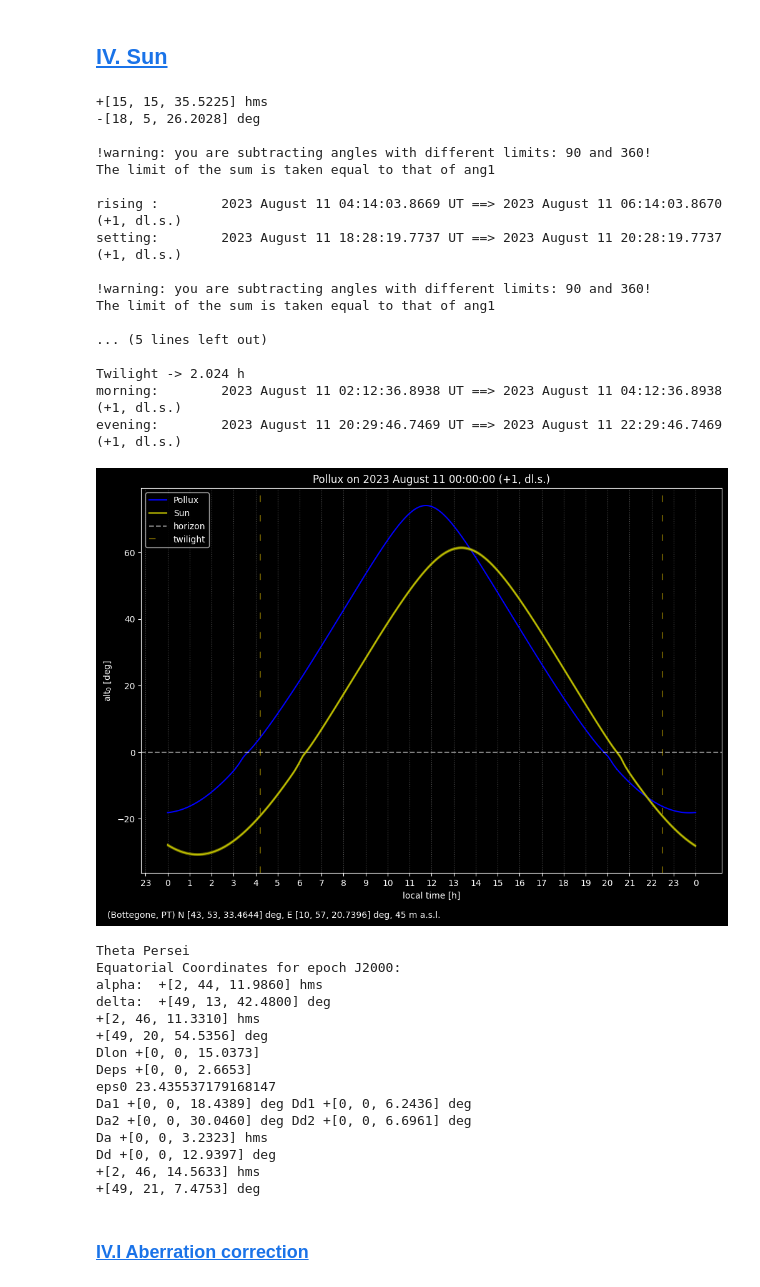
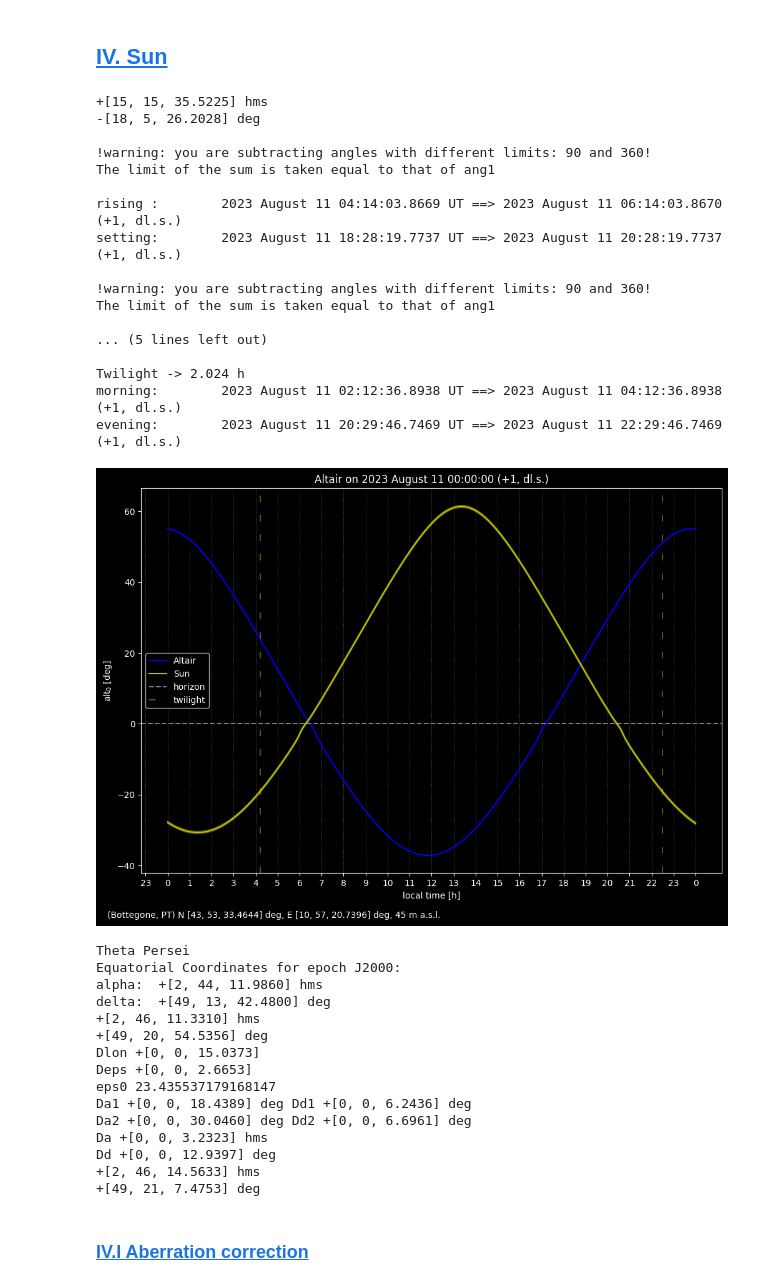
Before and after one commit to 00-berni/proj_0, a Jupyter notebook: notebook/notebook.ipynb, the cells around one changed output. Saved outputs shown, nothing was run; the diff lists cells and outputs as text; code cells hidden in the pictures.

```diff
--- a/notebook/notebook.ipynb
+++ b/notebook/notebook.ipynb
@@ -2075,6 +2075,9 @@ class Equatorial():
         :rtype: Equatorial
         """
         return Equatorial(self.alpha,self.delta)
+
+    def coor(self):
+        return self.alpha, self.delta
 
     def print_values(self, sel: str = 'all', eph: str | None = None) -> list[str] | str:
         """Function to print the values of equatorial coordinates.
@@ -2165,6 +2168,9 @@ class Ecliptical():
 
         self.lon = lon.copy()
         self.lat = lat.copy()
+
+    def coor(self):
+        return self.lon, self.lat
 
     def copy(self):
         """Function to make an exact copy of the coordinates
@@ -2274,6 +2280,9 @@ class AltAz():
         """
         return AltAz(self.alt,self.az)
 
+    def coor(self):
+        return self.alt, self.az
+
     def print_values(self, sel: str = 'all', eph: str | None = None) -> list[str] | str:
         """Function to print the values of local coordinates.
 
@@ -2331,8 +2340,6 @@ class AltAz():
             res_list = res_list[0]
         return res_list
 
-
-
 class GeoPos():
     """Class for terrestrial coordinates for observatory.
 
@@ -2383,6 +2390,9 @@ class GeoPos():
         :rtype: GeoPos
         """
         return GeoPos(self.lon,self.lat,self.h)
+
+    def coor(self):
+        return self.lon, self.lat, self.h
 
     def place_info(self, plot: bool = False) -> str:
         """Function to print informations about the location.
@@ -2981,7 +2991,7 @@ obsname = 'Bottegone, PT'
 obs = GeoPos(lon,lat,h,name=obsname)
 
 # getting target data
-name, ra, dec, prmt = import_data('targets.csv',sel=4)
+name, ra, dec, prmt = import_data('targets.csv',sel=2)
 obj = StarObj(name,[ra,dec],prmt=prmt)
 obj.obj_info()
 print()
@@ -3047,7 +3057,7 @@ height: 45 m a.s.l.
 # %% [markdown]
 #### <a id='toc1_3_2_5_'></a>[III.2.5 Transit, rising and setting](#toc0_)
 # %%
-def tran_ris_set(date: Date, obs_pos: GeoPos, obj: StarObj, results: bool = False, iter: int = 3) -> Time:
+def tran_ris_set(date: Date, obs_pos: GeoPos, obj: StarObj, results: bool = False, iter: int = 3) -> Time | list[Time | bool]:
     """Computing the time of transit, rising and setting
 
     Firsly, function computes the time of the transit and checks the presence of
@@ -3187,12 +3197,23 @@ def tran_ris_set(date: Date, obs_pos: GeoPos, obj: StarObj, results: bool = Fals
                 print(names[i] + ':\t' + event[i].print_date() + ' ==> ' + event[i].ut_to_local(timezone,dl_save,'str'))
         # updating the variable of the results
         m.val = np.append(mt*Time.DAYSEC,m.val)
+    else:
+        rs = False if cosH0 > 1 else True
+        m = [m,rs]
+        if results:
+            name = obj.name if obj.name != '' else 'Object'
+            if rs:
+                print(name + ' is circumpolar')
+            else:
+                print(name + ' never rises')
     return m
 # %%
 print(date.ut_to_local(timezone,dl_save,'str'))
 
 # computing the time of the events
 m = tran_ris_set(date,obs,obj,True)
+if type(m) == list:
+    m = m[0]
 event = Date(date.date,m)
 # computing the corresponding apparent altitude
 ealt = compute_alt(event,obs,obj,True)
@@ -3211,6 +3232,7 @@ plt.title(obj.name + ' on ' + titledate )
 
 plt.plot(dayrange,alt.deg,label='trajectory')
 plt.plot(dayrange[0],alt.deg[0],'ow',label='start')
+
 if type(m.val) != np.ndarray:
     plt.plot(event.jd,ealt.deg,'vg',label='transit')
 else:
@@ -3621,7 +3678,6 @@ class Sun():
 
 
 SUN = Sun()
-
 
 date = Date([2028,11,13.19],0,timetype='TD')
 ra, dec = SUN.corr_coor(date)
@@ -3645,10 +3701,11 @@ altaz = equat_to_altaz(Equatorial(ra,dec),lha,lat)
 sunrad = SUN.ang_diameter(dates)/2
 sunalt = altaz.alt + refraction_corr(altaz.alt,obs.h)
 sunrs = SUN.rise_set(date,obs)
-sunrs = Date(date.date,sunrs,calendar=date.calendar)
+if type(sunrs) != bool:
+    sunrs = Date(date.date,sunrs,calendar=date.calendar)
 suntw = SUN.twilight(date,obs)
-suntw = Date(date.date,suntw,calendar=date.calendar)
-
+if type(suntw) != bool:
+    suntw = Date(date.date,suntw,calendar=date.calendar)
 
 ## PLOT ##
 hour = date.time.hour()
@@ -3673,8 +3730,9 @@ ticks = Date(date.date, (np.arange(0,N,1)+int(date.time.hour()))*3600,calendar=d
 labelticks = np.round(ticks.time.hour() + hzone,0).astype(int)
 labelticks = np.where(labelticks >= 24, labelticks-24, labelticks)
 plt.axhline(0,xmin=0,xmax=1,linestyle='dashed',alpha=0.5,color='white',label='horizon')
-plt.axvline(suntw.jd[0],ymin=0,ymax=1,linestyle=(0,(5,10)),alpha=0.4,color='gold',label='twilight')
-plt.axvline(suntw.jd[1],ymin=0,ymax=1,linestyle=(0,(5,10)),alpha=0.4,color='gold')
+if type(suntw) != bool:
+    plt.axvline(suntw.jd[0],ymin=0,ymax=1,linestyle=(0,(5,10)),alpha=0.4,color='gold',label='twilight')
+    plt.axvline(suntw.jd[1],ymin=0,ymax=1,linestyle=(0,(5,10)),alpha=0.4,color='gold')
 plt.xticks(ticks.jd,labelticks)
 plt.xlabel(out + ' [h]')
 plt.ylabel('alt$_0$ [deg]')
@@ -3707,34 +3765,34 @@ Dd1 = Dlon*(np.sin(e.rad)*np.cos(a.rad))+ De*np.sin(a.rad)
 Dd1.lim = 90
 print('Da1',Da1.print_angle('deg',True),'Dd1',Dd1.print_angle('deg',True))
 Da2, Dd2 = SUN.aberration_corr(date,Equatorial(a,d))
 print('Da2',Da2.print_angle('deg',True),'Dd2',Dd2.print_angle('deg',True))
 Da = Da1 + Da2
 Dd = Dd1 + Dd2
 print('Da',Da.print_angle('hms',True))
 print('Dd',Dd.print_angle('deg',True))
 a = a + Da
 d = d + Dd
 print(a.print_angle('hms',True))
 print(d.print_angle('deg',True))
 # %% [output]
 +[15, 15, 35.5225] hms
 -[18, 5, 26.2028] deg
 
 !warning: you are subtracting angles with different limits: 90 and 360!
 The limit of the sum is taken equal to that of ang1
 
 rising :        2023 August 11 04:14:03.8669 UT ==> 2023 August 11 06:14:03.8670 (+1, dl.s.)
 setting:        2023 August 11 18:28:19.7737 UT ==> 2023 August 11 20:28:19.7737 (+1, dl.s.)
 
 !warning: you are subtracting angles with different limits: 90 and 360!
 The limit of the sum is taken equal to that of ang1
 
 ... (5 lines left out)
 
 Twilight -> 2.024 h
 morning:        2023 August 11 02:12:36.8938 UT ==> 2023 August 11 04:12:36.8938 (+1, dl.s.)
 evening:        2023 August 11 20:29:46.7469 UT ==> 2023 August 11 22:29:46.7469 (+1, dl.s.)
-[figure, old version]
+[figure, new version]
 Theta Persei
 Equatorial Coordinates for epoch J2000:
 alpha:  +[2, 44, 11.9860] hms
```
Also changed, not shown: parts of 10 cells of this notebook.
